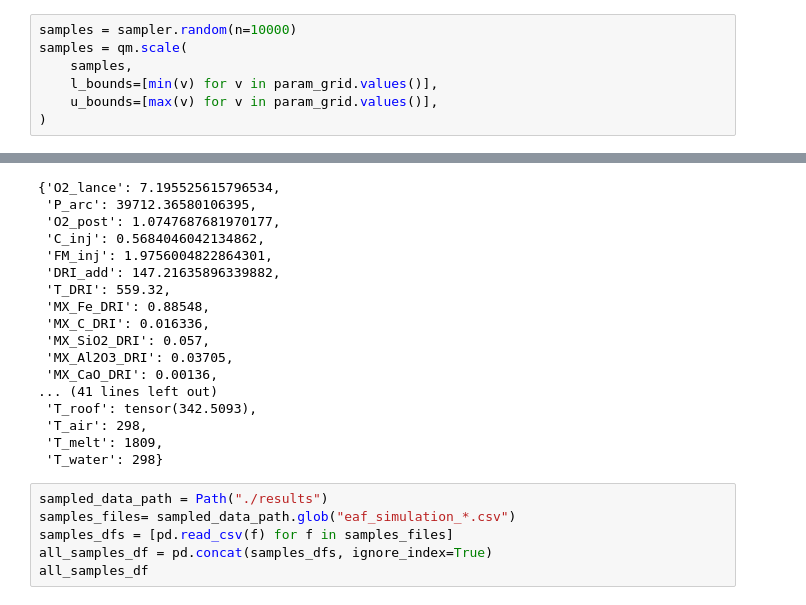
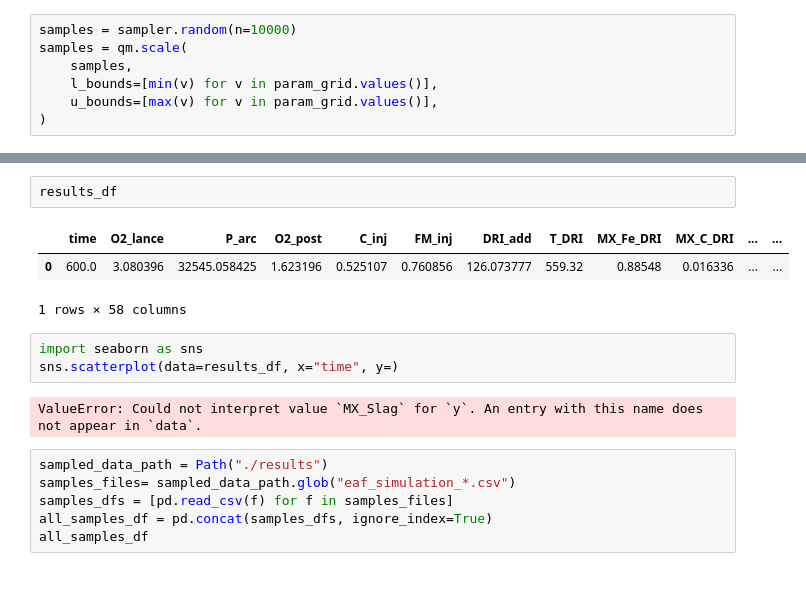
Before and after one commit to Dakantz/ParamInter, a Jupyter notebook: models/eaf/run_simulation.ipynb, the cells around one changed output, grey strips where cells are left out. Drawn from its saved outputs; the diff is of its cells as text.

```diff
--- a/models/eaf/run_simulation.ipynb
+++ b/models/eaf/run_simulation.ipynb
@@ -90,22 +102,14 @@ KeyboardInterrupt:
+# %%
+results_df
+# %% [output]
+|  | time | O2_lance | P_arc | O2_post | C_inj | FM_inj | DRI_add | T_DRI | MX_Fe_DRI | MX_C_DRI | ... | ... |
+| 0 | 600.0 | 3.080396 | 32545.058425 | 1.623196 | 0.525107 | 0.760856 | 126.073777 | 559.32 | 0.88548 | 0.016336 | ... | ... |
+1 rows × 58 columns
 # %%
+import seaborn as sns
+sns.scatterplot(data=results_df, x="time", y=)
 # %% [output]
-{'O2_lance': 7.195525615796534,
- 'P_arc': 39712.36580106395,
- 'O2_post': 1.0747687681970177,
- 'C_inj': 0.5684046042134862,
- 'FM_inj': 1.9756004822864301,
- 'DRI_add': 147.21635896339882,
- 'T_DRI': 559.32,
- 'MX_Fe_DRI': 0.88548,
- 'MX_C_DRI': 0.016336,
- 'MX_SiO2_DRI': 0.057,
- 'MX_Al2O3_DRI': 0.03705,
- 'MX_CaO_DRI': 0.00136,
-... (41 lines left out)
- 'T_roof': tensor(342.5093),
- 'T_air': 298,
- 'T_melt': 1809,
- 'T_water': 298}
+ValueError: Could not interpret value `MX_Slag` for `y`. An entry with this name does not appear in `data`.
 # %%
 sampled_data_path = Path("./results")
 samples_files= sampled_data_path.glob("eaf_simulation_*.csv")
```
Also changed, not shown: parts of 2 cells of this notebook, 41 other files.
